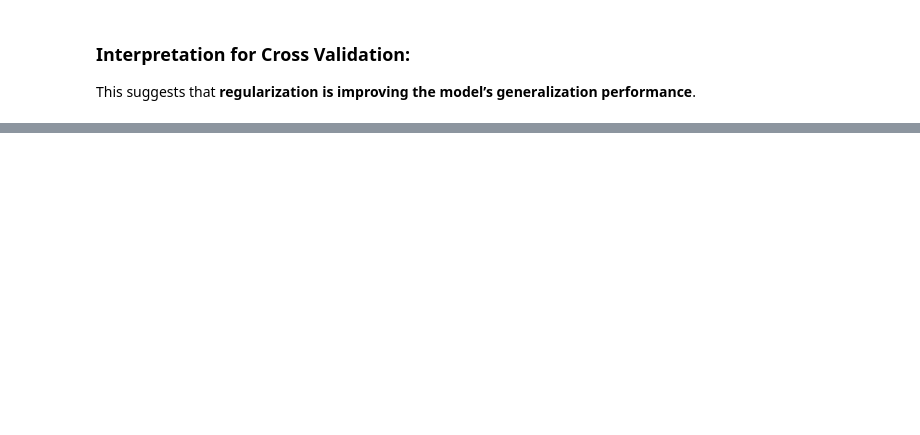
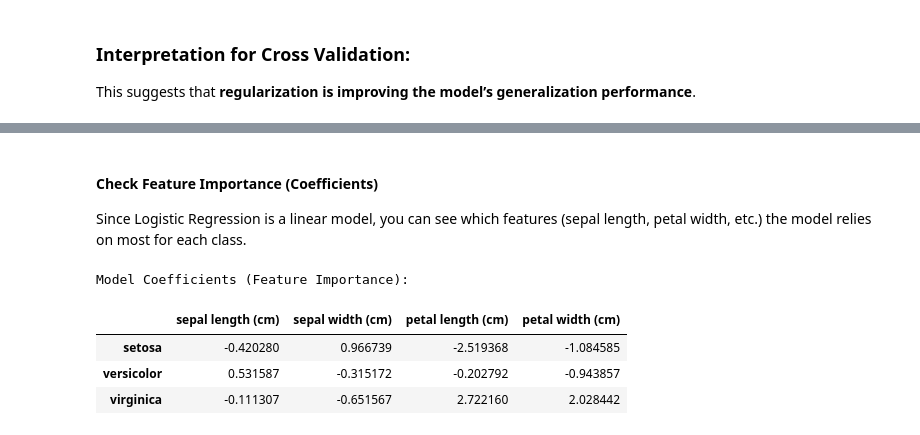
Before and after one commit to thaopham98/DataScience, a Jupyter notebook: python_analysis/logistic_regression_classification.ipynb, the cells around one changed output, grey strips where cells are left out. Saved outputs shown, nothing was run; the diff lists cells and outputs as text; code cells hidden in the pictures; blank space fills up the shorter version.

```diff
--- a/python_analysis/logistic_regression_classification.ipynb
+++ b/python_analysis/logistic_regression_classification.ipynb
@@ -174,0 +278,19 @@ print(sys.executable)
+# %% [markdown]
+#### Check Feature Importance (Coefficients)
+Since Logistic Regression is a linear model, you can see which features (sepal length, petal width, etc.) the model relies on most for each class.
+# %%
+# The coefficients for the 3 classes
+iris = load_iris()
+coef_df = pd.DataFrame(
+    best_model.coef_,
+    columns=iris.feature_names,
+    index=iris.target_names
+)
+print("Model Coefficients (Feature Importance):")
+coef_df
+# %% [output]
+Model Coefficients (Feature Importance):
+|  | sepal length (cm) | sepal width (cm) | petal length (cm) | petal width (cm) |
+| setosa | -0.420280 | 0.966739 | -2.519368 | -1.084585 |
+| versicolor | 0.531587 | -0.315172 | -0.202792 | -0.943857 |
+| virginica | -0.111307 | -0.651567 | 2.722160 | 2.028442 |
```
Also changed, not shown: parts of 25 cells of this notebook, 2 other files.
